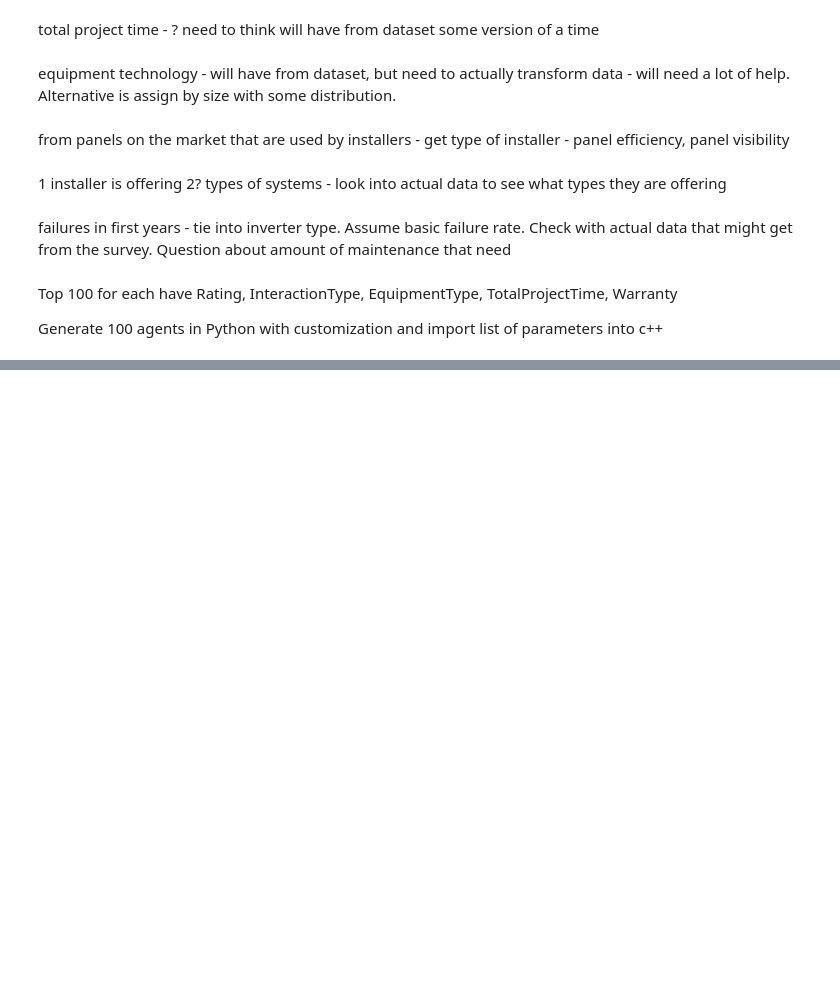
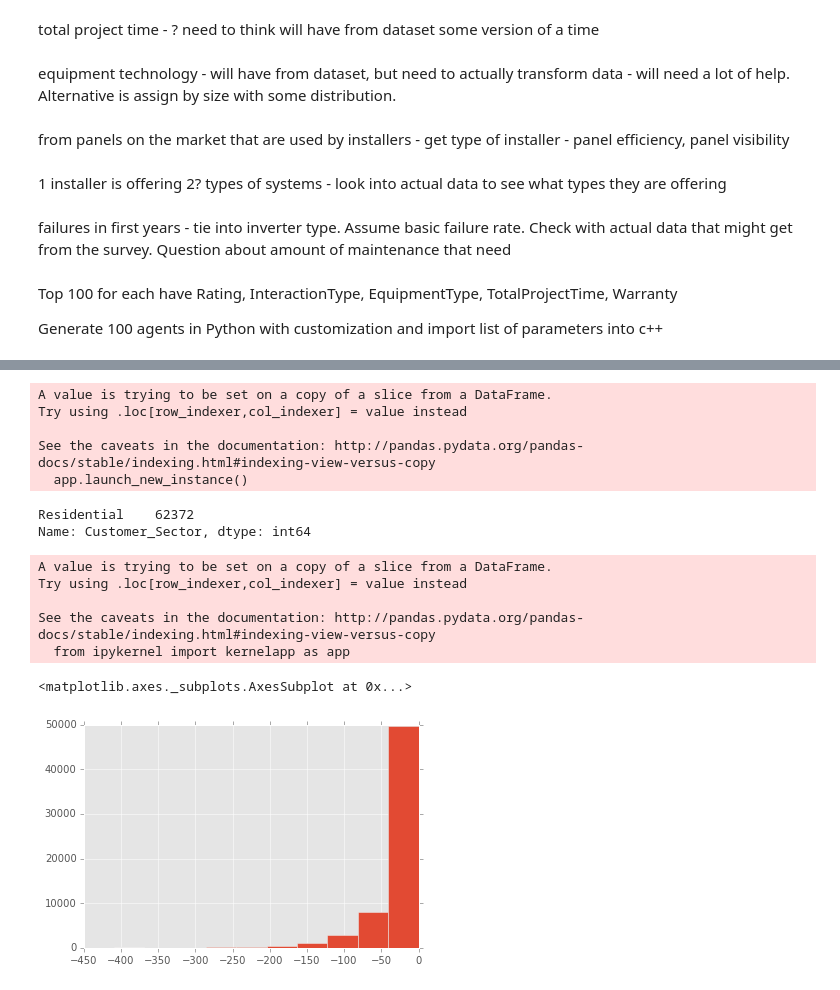
Before and after one commit to wilfeli/solar-model, a Jupyter notebook: Model/ABM-base-model-sei-distribution.ipynb, the cells around one changed output, grey strips where cells are left out. Drawn from its saved outputs; the diff is of its cells as text; code cells hidden in the pictures; blank space fills up the shorter version.

```diff
--- a/Model/ABM-base-model-sei-distribution.ipynb
+++ b/Model/ABM-base-model-sei-distribution.ipynb
@@ -76,0 +175,4 @@ with open('sei-params.json', 'w') as outfile:
+# %%
+#read data
+df_full = pd.read_csv("../../Data/NEM_CurrentlyInterconnectedDataset_2016-06-30.csv", low_memory=False)
+df_full.columns = df_full.columns.str.replace(' ','_')
@@ -76,0 +200,26 @@ with open('sei-params.json', 'w') as outfile:
+# %%
+#get year from date
+df_full.ix[:,'App_Complete_Date'] =  pd.to_datetime(df_full.ix[:,'App_Complete_Date'], infer_datetime_format=True)
+df_full.ix[:,'App_Received_Date'] =  pd.to_datetime(df_full.ix[:,'App_Received_Date'], infer_datetime_format=True)
+df_full.ix[:,'App_Approved_Date'] =  pd.to_datetime(df_full.ix[:,'App_Approved_Date'], infer_datetime_format=True)
+df_full['App_Complete_Date_Year'] = df_full.ix[:,'App_Complete_Date'].dt.year
+#clean a little bit
+df_full = df_full[(df_full.T != 0).all()]
+# %%
+#keep cleaning
+df = df_full[(df_full['App_Complete_Date_Year'] > 2014) & \
+             ((df_full['Total_System_Cost'] > 0.0) | \
+              (df_full['Itc_Cost_Basis'] > 0.0)) & \
+            (df_full['Customer_Sector'] == 'Residential')]
+df['Installer_Name_clear'] = df['Installer_Name']
+# %% [output]
+A value is trying to be set on a copy of a slice from a DataFrame.
+Try using .loc[row_indexer,col_indexer] = value instead
+
+See the caveats in the documentation: http://pandas.pydata.org/pandas-docs/stable/indexing.html#indexing-view-versus-copy
+  app.launch_new_instance()
+# %%
+df['Customer_Sector'].value_counts()
+# %% [output]
+Residential    62372
+Name: Customer_Sector, dtype: int64
@@ -76,0 +228,14 @@ with open('sei-params.json', 'w') as outfile:
+# %%
+#calculate length between receive and approve
+df['Permit_Length'] = df['App_Received_Date'] - df['App_Approved_Date']
+# %% [output]
+A value is trying to be set on a copy of a slice from a DataFrame.
+Try using .loc[row_indexer,col_indexer] = value instead
+
+See the caveats in the documentation: http://pandas.pydata.org/pandas-docs/stable/indexing.html#indexing-view-versus-copy
+  from ipykernel import kernelapp as app
+# %%
+df['Permit_Length'].astype('timedelta64[D]').astype(int).hist()
+# %% [output]
+<matplotlib.axes._subplots.AxesSubplot at 0x...>
+[figure, added]
```
Also changed, not shown: parts of 61 cells of this notebook, 5 other files.
